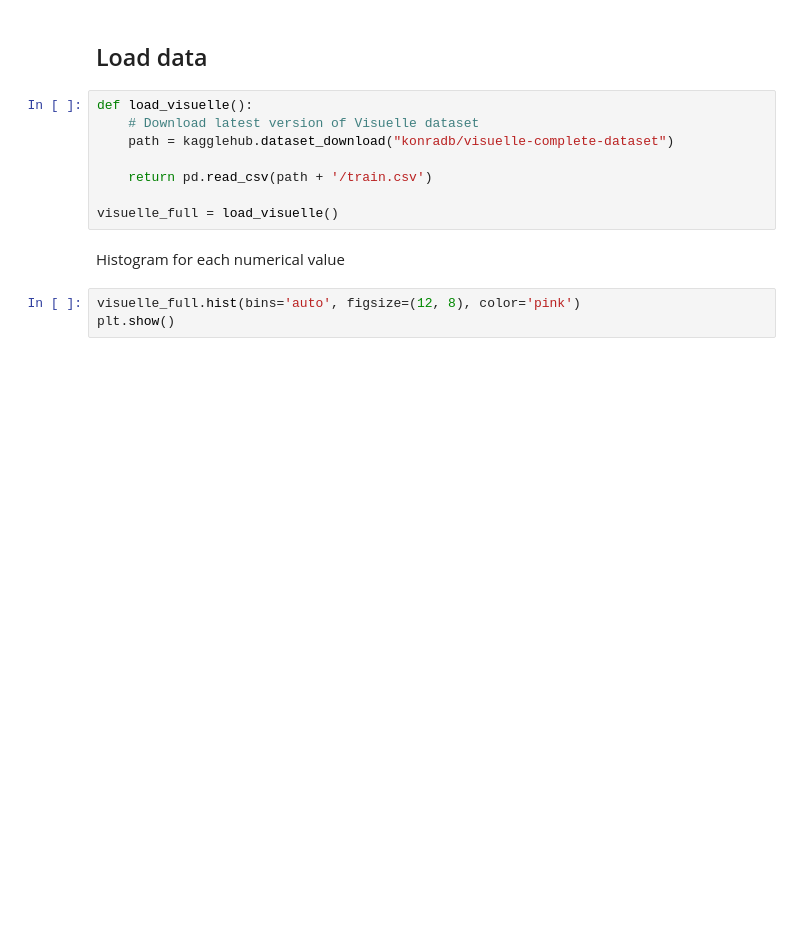
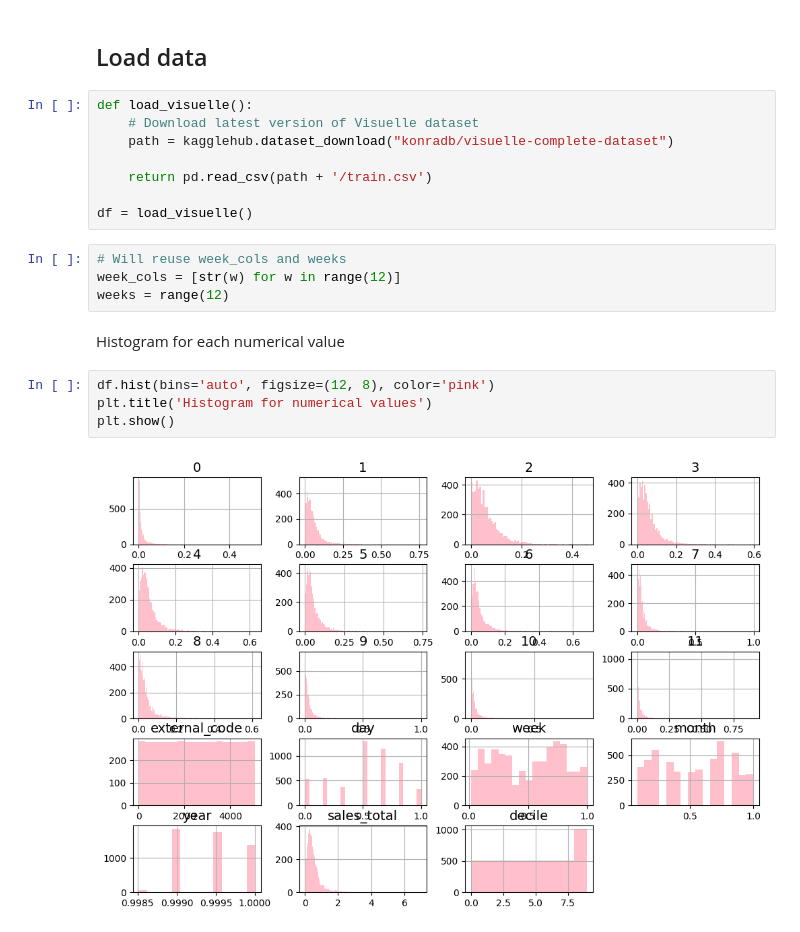
Before and after one commit to martadossantos/product-sales, a Jupyter notebook: sales.ipynb, the cells around one changed output. Cells and saved outputs as stored; diff of their text form; blank space fills up the shorter version.

```diff
--- a/sales.ipynb
+++ b/sales.ipynb
@@ -26,9 +26,16 @@ def load_visuelle():
 
     return pd.read_csv(path + '/train.csv')
 
-visuelle_full = load_visuelle()
+df = load_visuelle()
+# %%
+# Will reuse week_cols and weeks
+week_cols = [str(w) for w in range(12)]
+weeks = range(12)
 # %% [markdown]
 Histogram for each numerical value
 # %%
-visuelle_full.hist(bins='auto', figsize=(12, 8), color='pink')
+df.hist(bins='auto', figsize=(12, 8), color='pink')
+plt.title('Histogram for numerical values')
 plt.show()
+# %% [output]
+[figure, added]
```
Also changed, not shown: parts of 8 cells of this notebook, 2 other files.
